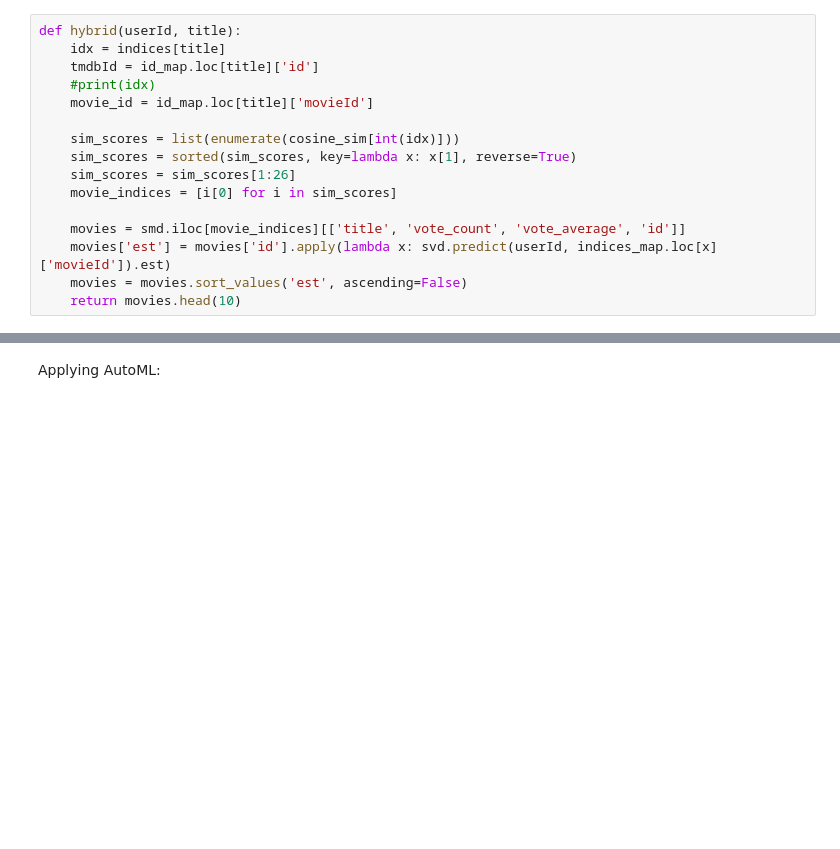
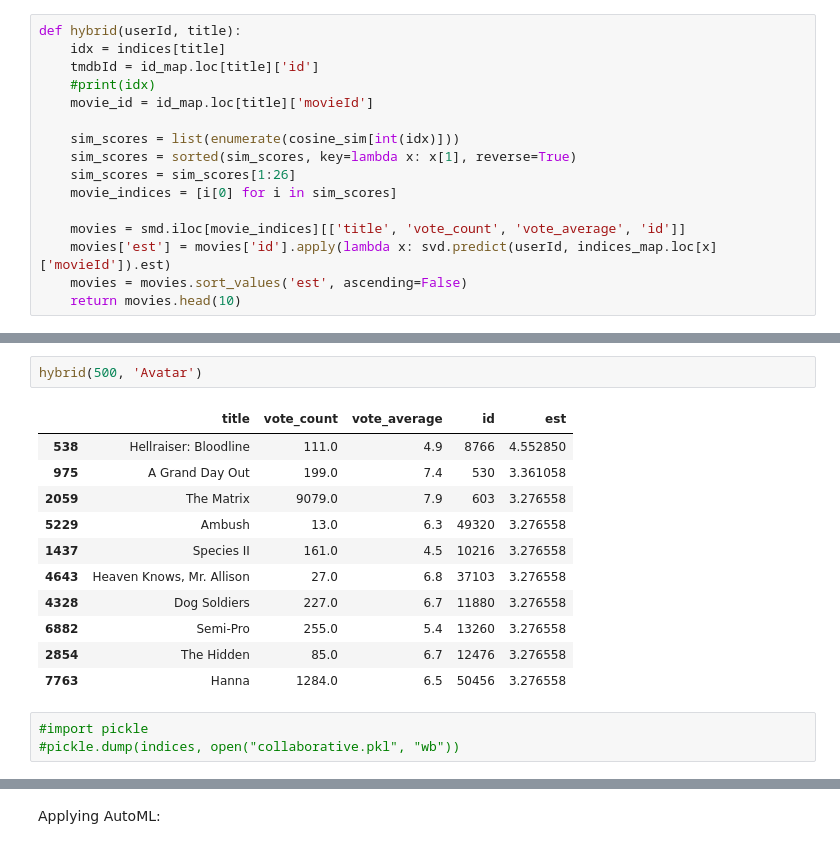
Before and after one commit to zithiat/kaggleimage, a Jupyter notebook: movie-recom.ipynb, the cells around one changed output, grey strips where cells are left out. Cells and saved outputs as stored; diff of their text form; blank space fills up the shorter version.

```diff
--- a/movie-recom.ipynb
+++ b/movie-recom.ipynb
@@ -651,0 +557,17 @@ u200spartacus
+# %%
+hybrid(500, 'Avatar')
+# %% [output]
+|  | title | vote_count | vote_average | id | est |
+| 538 | Hellraiser: Bloodline | 111.0 | 4.9 | 8766 | 4.552850 |
+| 975 | A Grand Day Out | 199.0 | 7.4 | 530 | 3.361058 |
+| 2059 | The Matrix | 9079.0 | 7.9 | 603 | 3.276558 |
+| 5229 | Ambush | 13.0 | 6.3 | 49320 | 3.276558 |
+| 1437 | Species II | 161.0 | 4.5 | 10216 | 3.276558 |
+| 4643 | Heaven Knows, Mr. Allison | 27.0 | 6.8 | 37103 | 3.276558 |
+| 4328 | Dog Soldiers | 227.0 | 6.7 | 11880 | 3.276558 |
+| 6882 | Semi-Pro | 255.0 | 5.4 | 13260 | 3.276558 |
+| 2854 | The Hidden | 85.0 | 6.7 | 12476 | 3.276558 |
+| 7763 | Hanna | 1284.0 | 6.5 | 50456 | 3.276558 |
+# %%
+#import pickle
+#pickle.dump(indices, open("collaborative.pkl", "wb"))
```
Also changed, not shown: parts of 37 cells of this notebook, 1 other file.
